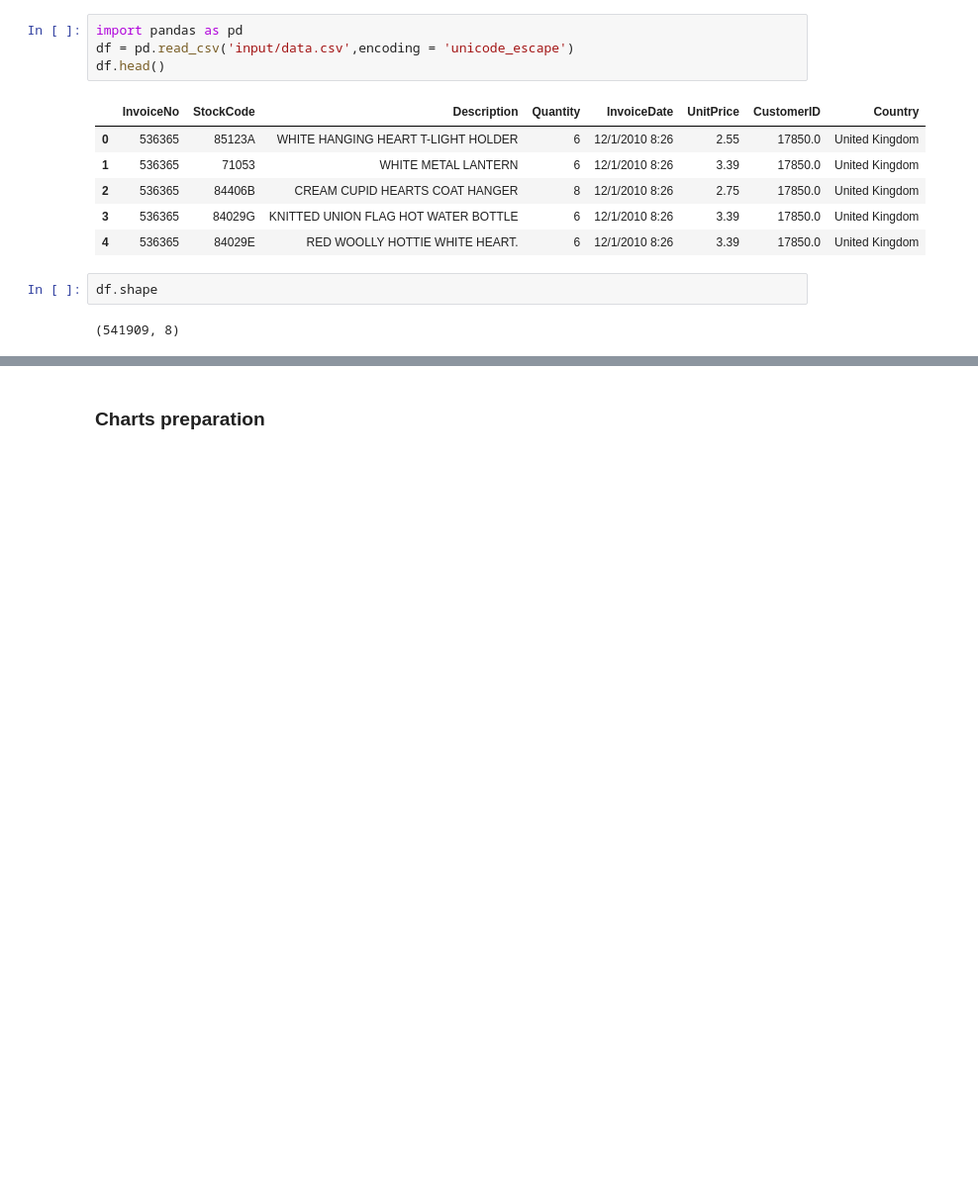
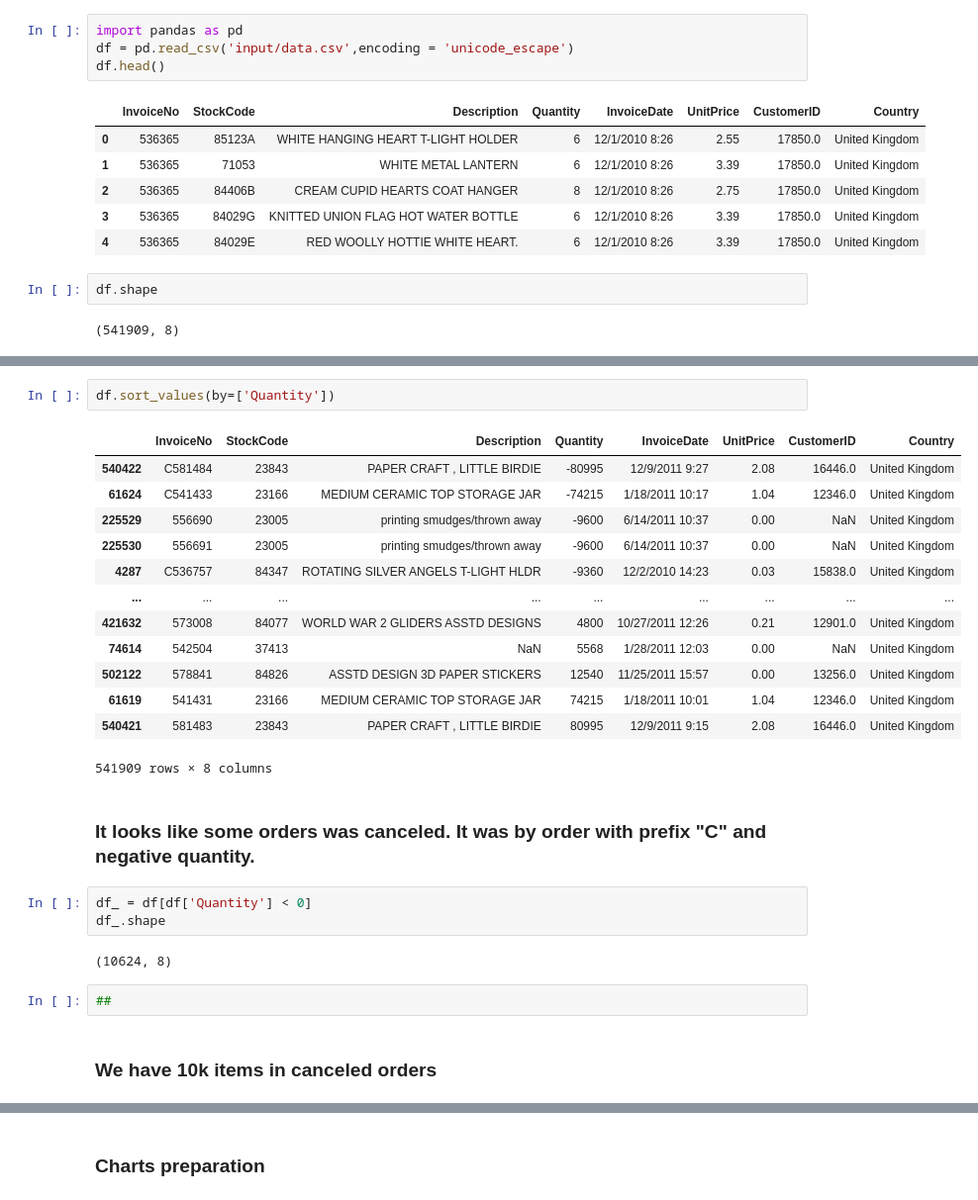
Before and after one commit to krivolapov/roivenue_test, a Jupyter notebook: Analysis of Ecommerce Orders.ipynb, the cells around one changed output, grey strips where cells are left out. Shown: that part at 99% size. Cells and saved outputs as stored; diff of their text form; blank space fills up the shorter version.

```diff
--- a/Analysis of Ecommerce Orders.ipynb
+++ b/Analysis of Ecommerce Orders.ipynb
@@ -26,0 +101,27 @@ df.shape
+# %%
+df.sort_values(by=['Quantity'])
+# %% [output]
+|  | InvoiceNo | StockCode | Description | Quantity | InvoiceDate | UnitPrice | CustomerID | Country |
+| 540422 | C581484 | 23843 | PAPER CRAFT , LITTLE BIRDIE | -80995 | 12/9/2011 9:27 | 2.08 | 16446.0 | United Kingdom |
+| 61624 | C541433 | 23166 | MEDIUM CERAMIC TOP STORAGE JAR | -74215 | 1/18/2011 10:17 | 1.04 | 12346.0 | United Kingdom |
+| 225529 | 556690 | 23005 | printing smudges/thrown away | -9600 | 6/14/2011 10:37 | 0.00 | NaN | United Kingdom |
+| 225530 | 556691 | 23005 | printing smudges/thrown away | -9600 | 6/14/2011 10:37 | 0.00 | NaN | United Kingdom |
+| 4287 | C536757 | 84347 | ROTATING SILVER ANGELS T-LIGHT HLDR | -9360 | 12/2/2010 14:23 | 0.03 | 15838.0 | United Kingdom |
+| ... | ... | ... | ... | ... | ... | ... | ... | ... |
+| 421632 | 573008 | 84077 | WORLD WAR 2 GLIDERS ASSTD DESIGNS | 4800 | 10/27/2011 12:26 | 0.21 | 12901.0 | United Kingdom |
+| 74614 | 542504 | 37413 | NaN | 5568 | 1/28/2011 12:03 | 0.00 | NaN | United Kingdom |
+| 502122 | 578841 | 84826 | ASSTD DESIGN 3D PAPER STICKERS | 12540 | 11/25/2011 15:57 | 0.00 | 13256.0 | United Kingdom |
+| 61619 | 541431 | 23166 | MEDIUM CERAMIC TOP STORAGE JAR | 74215 | 1/18/2011 10:01 | 1.04 | 12346.0 | United Kingdom |
+| 540421 | 581483 | 23843 | PAPER CRAFT , LITTLE BIRDIE | 80995 | 12/9/2011 9:15 | 2.08 | 16446.0 | United Kingdom |
+541909 rows × 8 columns
+# %% [markdown]
+### It looks like some orders was canceled. It was by order with prefix "C" and negative quantity.
+# %%
+df_ = df[df['Quantity'] < 0]
+df_.shape
+# %% [output]
+(10624, 8)
+# %%
+##
+# %% [markdown]
+### We have 10k items in canceled orders
```
Also changed, not shown: parts of 40 cells of this notebook.
